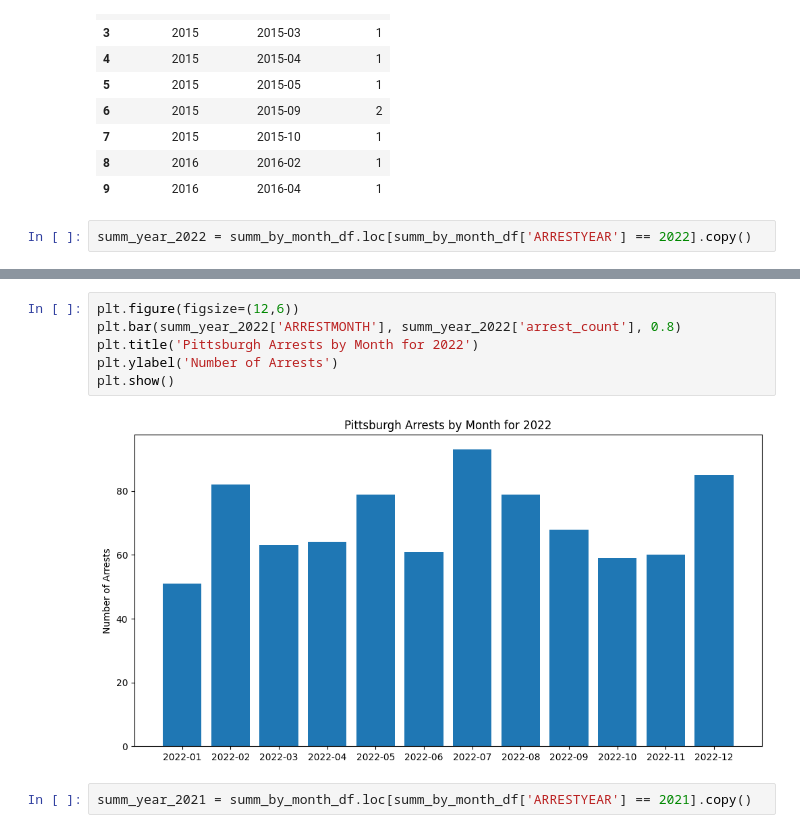
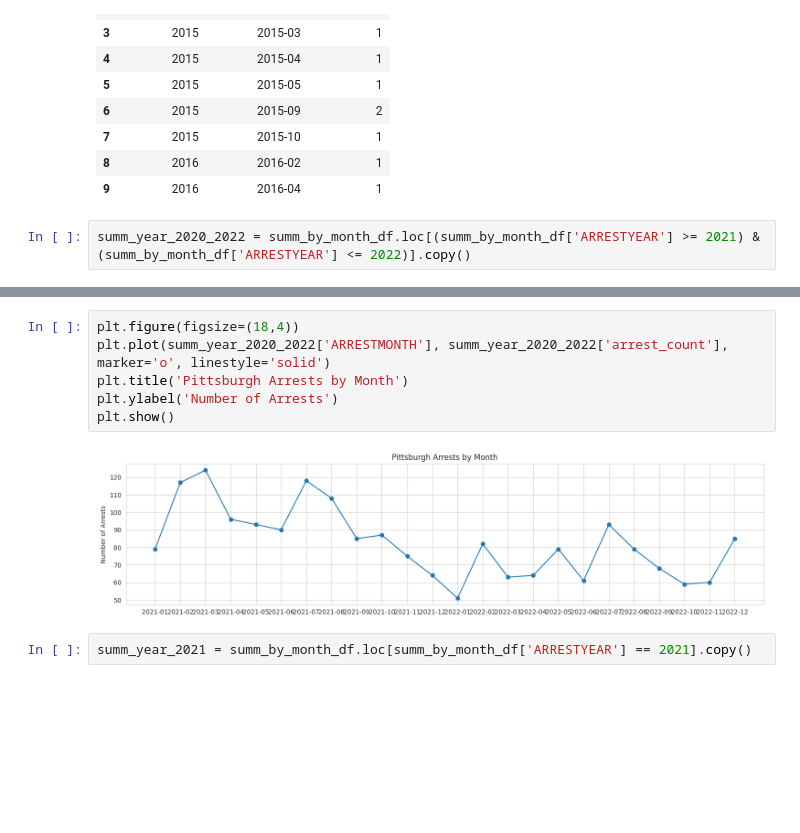
Before and after one commit to trailmarkerlib/policeProjectPythonWorkshop, a Jupyter notebook: python_workshop_2024_02_05.ipynb, the cells around one changed output, grey strips where cells are left out. Saved outputs shown, nothing was run; the diff lists cells and outputs as text; blank space fills up the shorter version.

```diff
--- a/python_workshop_2024_02_05.ipynb
+++ b/python_workshop_2024_02_05.ipynb
@@ -161,4 +161,4 @@ summ_by_month_df.head(10)
 | 8 | 2016 | 2016-02 | 1 |
 | 9 | 2016 | 2016-04 | 1 |
 # %%
-summ_year_2022 = summ_by_month_df.loc[summ_by_month_df['ARRESTYEAR'] == 2022].copy()
+summ_year_2020_2022 = summ_by_month_df.loc[(summ_by_month_df['ARRESTYEAR'] >= 2021) & (summ_by_month_df['ARRESTYEAR'] <= 2022)].copy()
@@ -165,10 +172,10 @@ summ_year_2022 = summ_by_month_df.loc[summ_by_month_df['ARRESTYEAR'] == 2022].co
 # %%
-plt.figure(figsize=(12,6))
-plt.bar(summ_year_2022['ARRESTMONTH'], summ_year_2022['arrest_count'], 0.8)
-plt.title('Pittsburgh Arrests by Month for 2022')
+plt.figure(figsize=(18,4))
+plt.plot(summ_year_2020_2022['ARRESTMONTH'], summ_year_2020_2022['arrest_count'], marker='o', linestyle='solid')
+plt.title('Pittsburgh Arrests by Month')
 plt.ylabel('Number of Arrests')
 plt.show()
 # %% [output]
-[figure, old version]
+[figure, new version]
 # %%
 summ_year_2021 = summ_by_month_df.loc[summ_by_month_df['ARRESTYEAR'] == 2021].copy()
```
Also changed, not shown: parts of 14 cells of this notebook.
